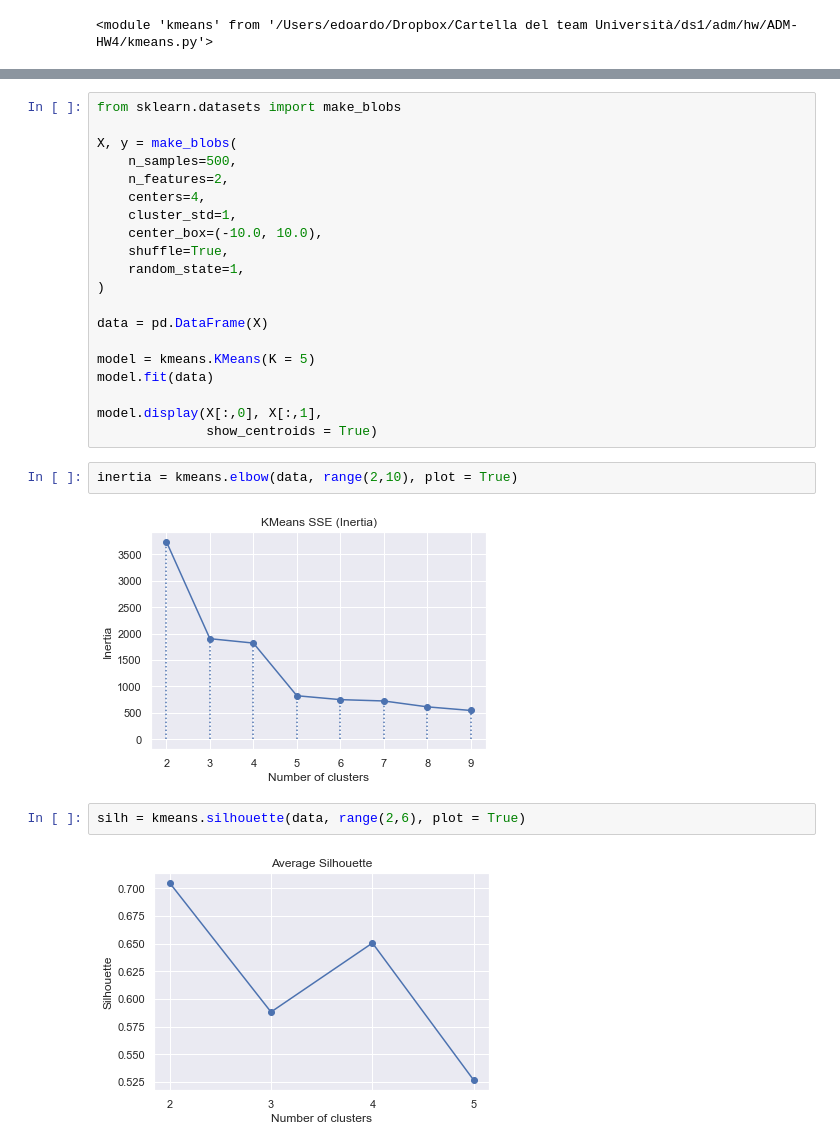
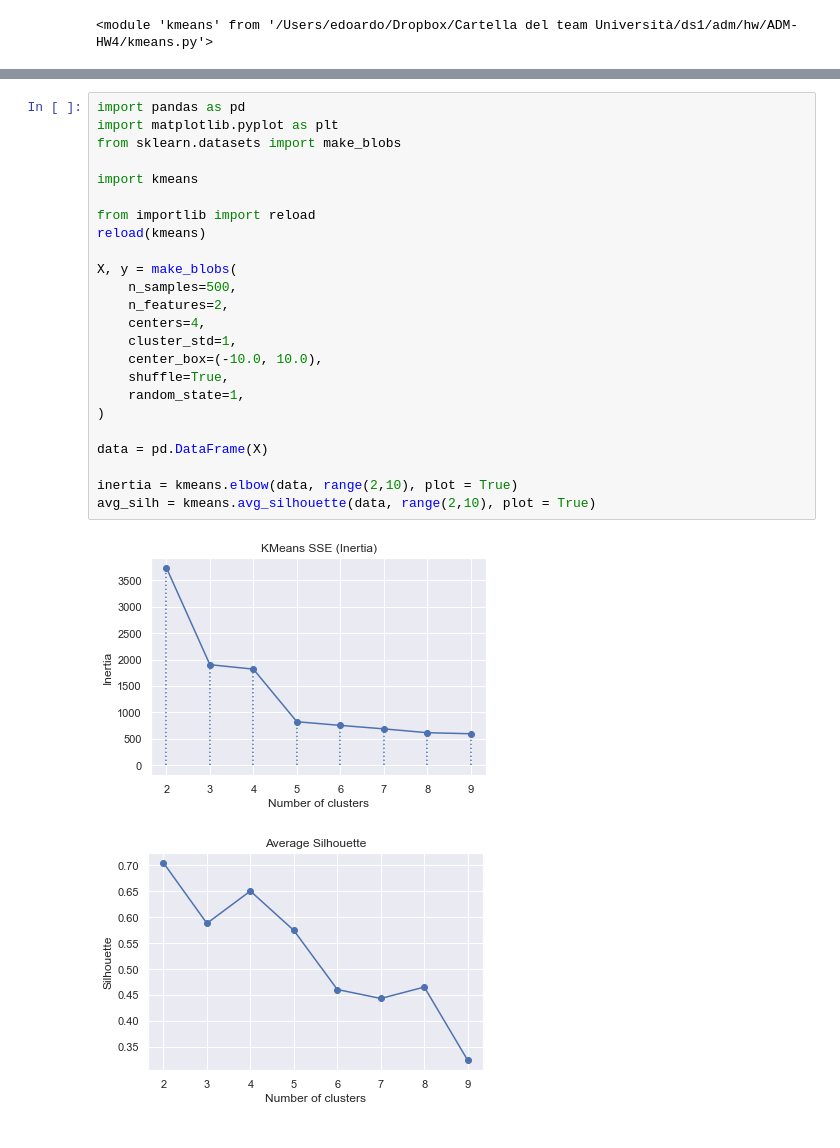
Before and after one commit to ClaraL27/ADM-HW4, a Jupyter notebook: kmeans.ipynb, the cells around one changed output, grey strips where cells are left out. Saved outputs shown, nothing was run; the diff lists cells and outputs as text.

```diff
--- a/kmeans.ipynb
+++ b/kmeans.ipynb
@@ -50,28 +33,27 @@ silh = kmeans.silhouette(features, range(2,8), plot = True)
-# %%
-from sklearn.datasets import make_blobs
-
-X, y = make_blobs(
-    n_samples=500,
-    n_features=2,
-    centers=4,
-    cluster_std=1,
-    center_box=(-10.0, 10.0),
-    shuffle=True,
-    random_state=1,
-)
-
-data = pd.DataFrame(X)
-
-model = kmeans.KMeans(K = 5)
-model.fit(data)
-
-model.display(X[:,0], X[:,1],
-              show_centroids = True)
-# %%
-inertia = kmeans.elbow(data, range(2,10), plot = True)
-# %% [output]
-[figure, removed]
-# %%
-silh = kmeans.silhouette(data, range(2,6), plot = True)
-# %% [output]
-[figure, removed]
+# %%
+import pandas as pd
+import matplotlib.pyplot as plt
+from sklearn.datasets import make_blobs
+
+import kmeans
+
+from importlib import reload
+reload(kmeans)
+
+X, y = make_blobs(
+    n_samples=500,
+    n_features=2,
+    centers=4,
+    cluster_std=1,
+    center_box=(-10.0, 10.0),
+    shuffle=True,
+    random_state=1,
+)
+
+data = pd.DataFrame(X)
+
+inertia = kmeans.elbow(data, range(2,10), plot = True)
+avg_silh = kmeans.avg_silhouette(data, range(2,10), plot = True)
+# %% [output]
+[figure, added]
+[figure, added]
```
Also changed, not shown: parts of 7 cells of this notebook, 1 other file.
